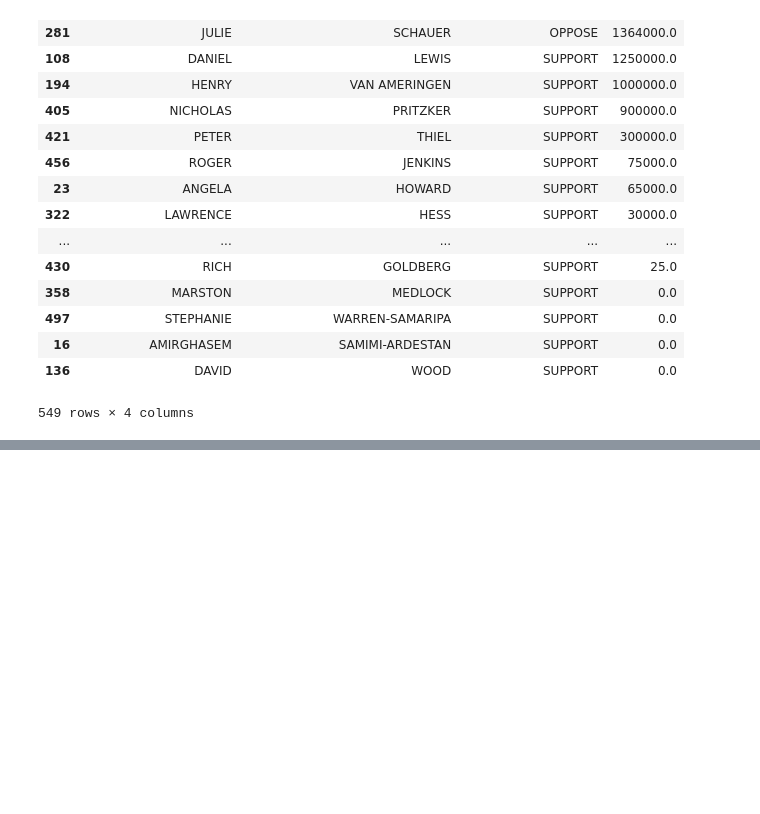
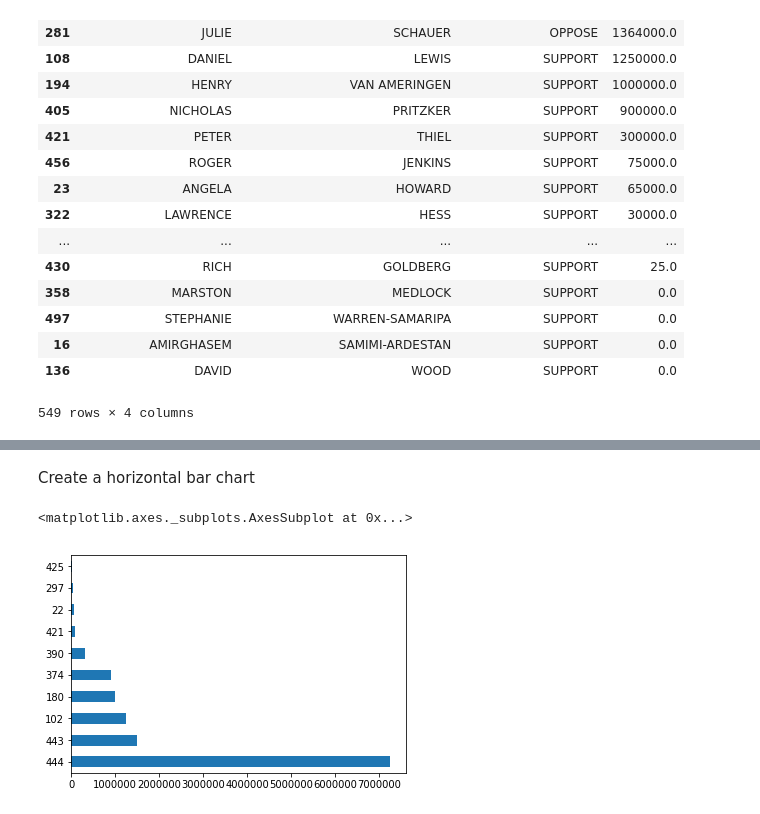
Before and after one commit to TheBobThe/first-python-notebook, a Jupyter notebook: Module 0 Work.ipynb, the cells around one changed output, grey strips where cells are left out. Saved outputs shown, nothing was run; the diff lists cells and outputs as text; code cells hidden in the pictures; blank space fills up the shorter version.

```diff
--- a/Module 0 Work.ipynb
+++ b/Module 0 Work.ipynb
@@ -348,0 +380,7 @@ merged.groupby(["contributor_firstname", "contributor_lastname", "committee_posi
+# %% [markdown]
+Create a horizontal bar chart
+# %%
+top_supporters.amount.plot.barh()
+# %% [output]
+<matplotlib.axes._subplots.AxesSubplot at 0x...>
+[figure, added]
```
Also changed, not shown: parts of 23 cells of this notebook.
